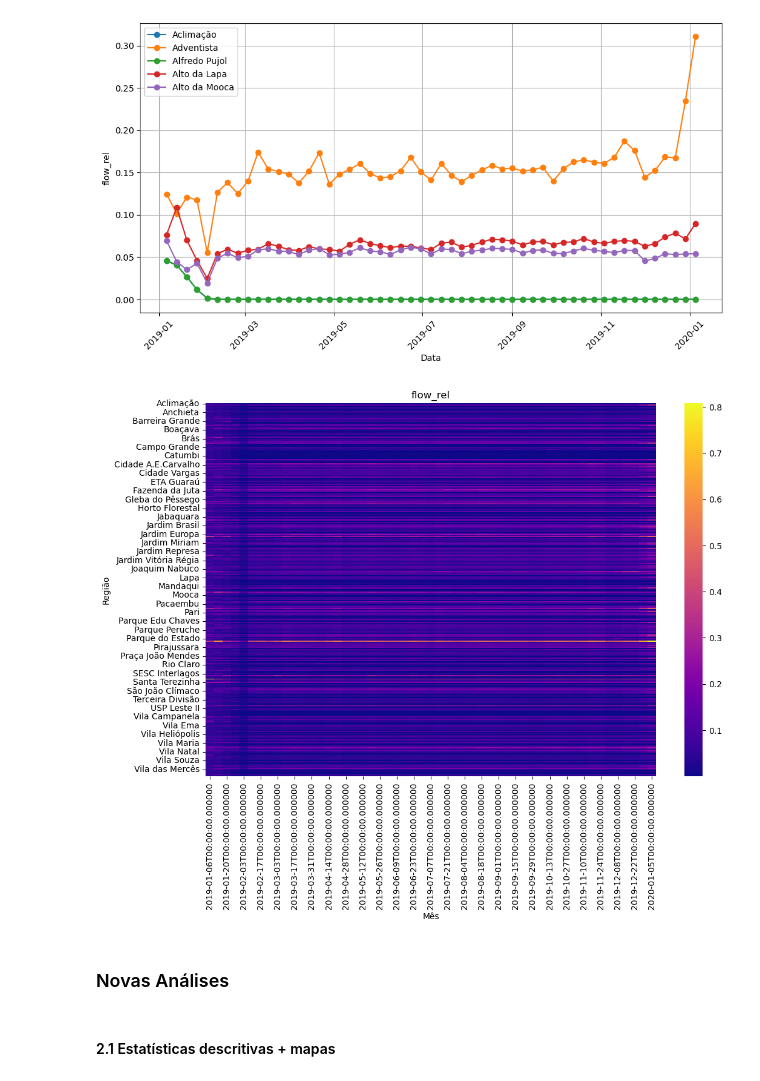
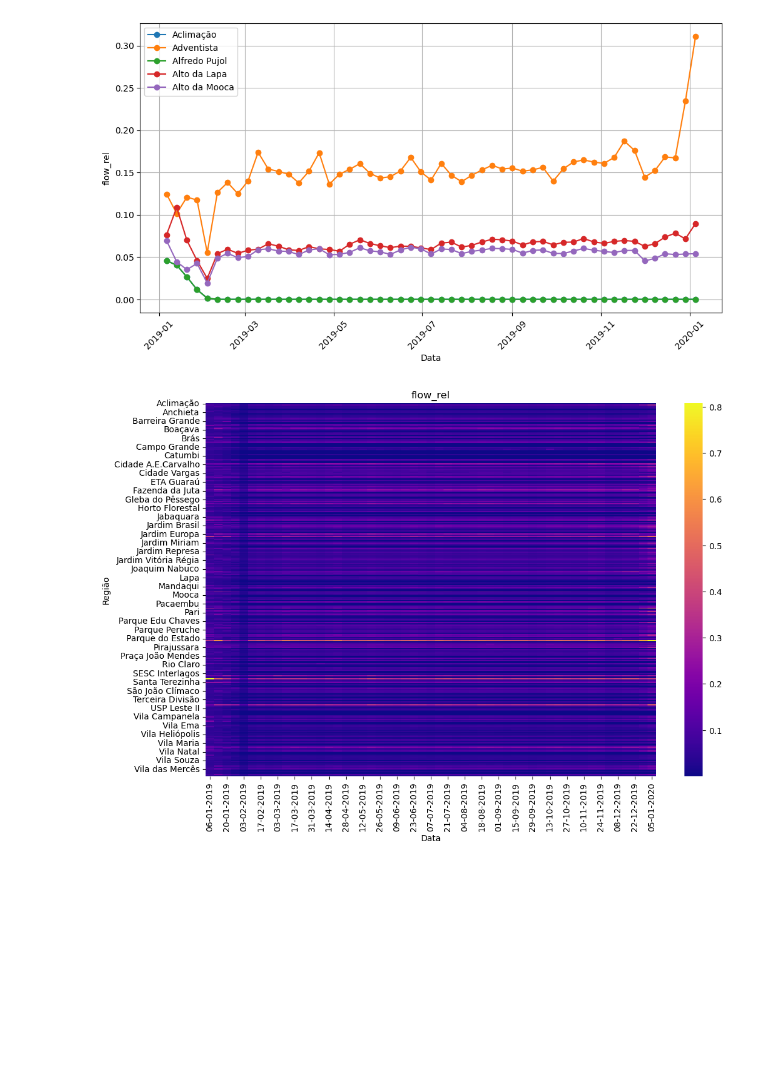
Before and after one commit to catianascimento/mobility-network-analysis, a Jupyter notebook: analise_mobilidade.ipynb, the cells around one changed output. Saved outputs shown, nothing was run; the diff lists cells and outputs as text; code cells hidden in the pictures; blank space fills up the shorter version.

Commit message:
atualização das análises de rede de mobilidade

```diff
--- a/analise_mobilidade.ipynb
+++ b/analise_mobilidade.ipynb
@@ -252,0 +226,12 @@ gdf_comm.plot(column="retention", cmap="plasma", legend=True)
+# %%
+# Analisar a relação entre população e out-strength (mobilidade de saída)
+pop_series = pop.set_index("id")["pop"]
+nodes = list(G.nodes())
+
+x = [pop_series[G.nodes[n]['id']] for n in nodes]
+y = [out_strength[i] for i in nodes]
+
+plt.scatter(x, y)
+plt.xlabel("População")
+plt.ylabel("Out-strength")
+plt.show()
@@ -252,0 +240,12 @@ gdf_comm.plot(column="retention", cmap="plasma", legend=True)
+# %%
+# Analisar a relação entre população e in-strength (mobilidade de entrada)
+pop_series = pop.set_index("id")["pop"]
+nodes = list(G.nodes())
+
+x = [pop_series[G.nodes[n]['id']] for n in nodes]
+y = [in_strength[i] for i in nodes]
+
+plt.scatter(x, y)
+plt.xlabel("População")
+plt.ylabel("In-strength")
+plt.show()
@@ -403,18 +425,15 @@ plt.show()
 # %% [output]
 [figure]
 # %%
-# pivot: linhas = meses, colunas = regiões
 mob_pivot = mob_region_df.pivot_table(index='date', columns='id', values='flow_rel')
+
+mob_pivot.index = pd.to_datetime(mob_pivot.index).strftime("%d-%m-%Y")
 
 plt.figure(figsize=(12,8))
 sns.heatmap(mob_pivot.T, cmap="plasma")
 plt.title("flow_rel")
-plt.xlabel("Mês")
+plt.xlabel("Data")
 plt.ylabel("Região")
 plt.show()
 # %% [output]
-[figure, old version]
+[figure, new version]
-# %% [markdown]
-### Novas Análises
-# %% [markdown]
-#### 2.1 Estatísticas descritivas + mapas
```
Also changed, not shown: parts of 58 cells of this notebook.
